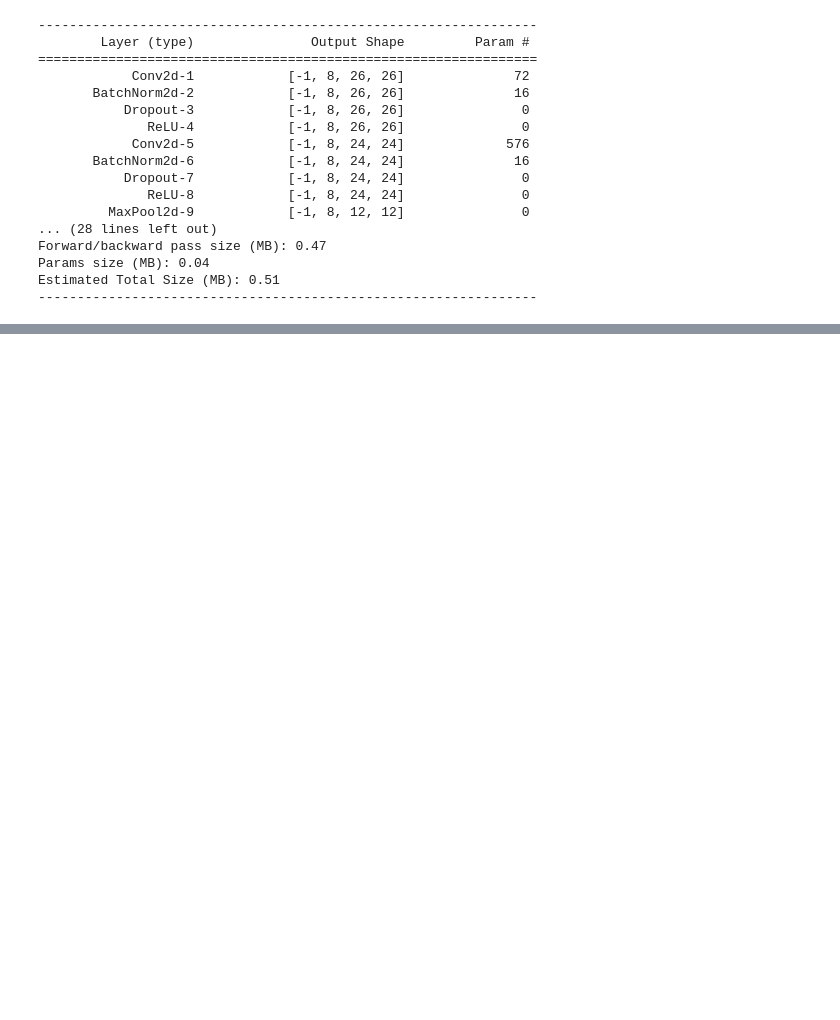
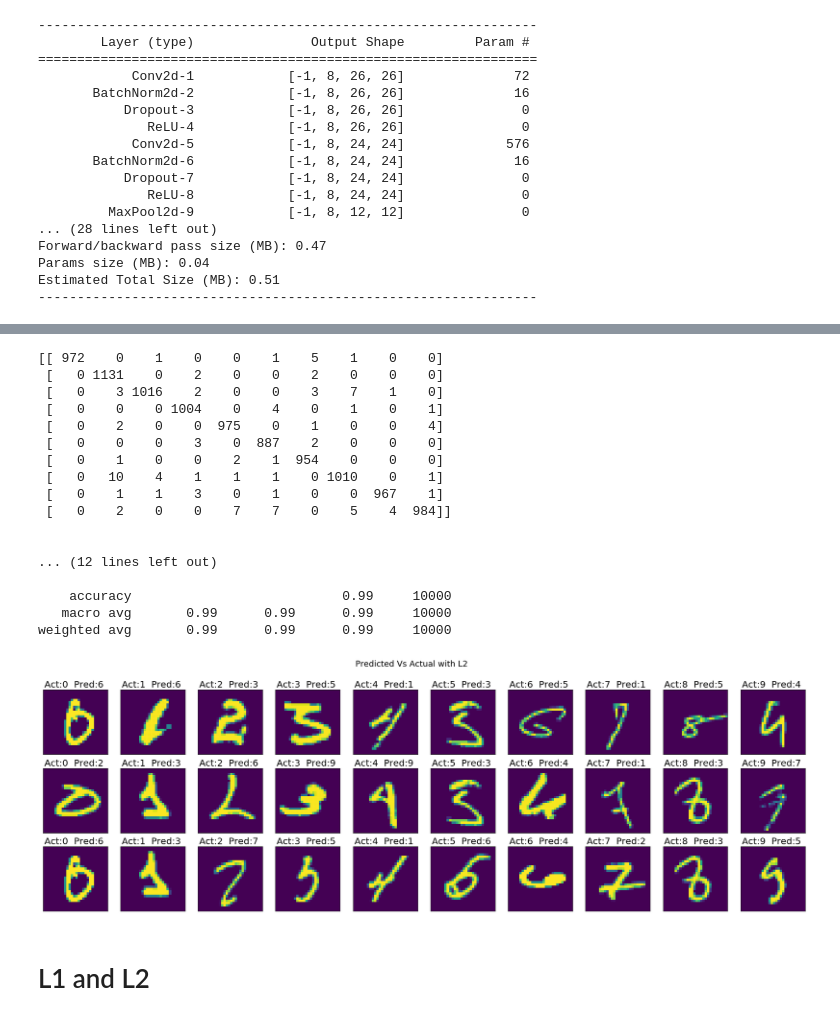
Before and after one commit to gantir/eva4, a Jupyter notebook: s6/EVA4_Session_6.ipynb, the cells around one changed output, grey strips where cells are left out. Drawn from its saved outputs; the diff is of its cells as text; code cells hidden in the pictures; blank space fills up the shorter version.

```diff
--- a/s6/EVA4_Session_6.ipynb
+++ b/s6/EVA4_Session_6.ipynb
@@ -240,0 +371,14 @@ Epoch: 6 -- Test Set, Validation Loss: 0.03068501 Validation Accuracy: 99.0100%
+# %%
+l2_weight_decay = 0.0002125
+
+model_l2 = Net().to(device)
+optimizer_l2 = optim.SGD(model_l2.parameters(), lr=init_learning_rate, momentum=0.9, weight_decay=l2_weight_decay)
+scheduler_l2 = StepLR(optimizer_l2, step_size=1, gamma=gamma)
+
+[(train_acc_l2, train_loss_l2), (val_acc_l2, val_loss_l2)] = train_n_test(model_l2, optimizer_l2, scheduler_l2, device, train_loader, test_loader, EPOCHS)
+
+plot_acc_loss({'L2': train_acc_l2},
+              {'L2': val_acc_l2},
+              {'L2': train_loss_l2},
+              {'L2': val_loss_l2}
+              )
@@ -240,0 +399,24 @@ Epoch: 6 -- Test Set, Validation Loss: 0.03068501 Validation Accuracy: 99.0100%
+# %%
+y_pred_l2 = model_pred(model_l2, device, test_dataset)
+display_mislabelled(model_l2, device, x_test, y_test.reshape(-1,1), y_pred_l2, 'Predicted Vs Actual with L2')
+# %% [output]
+[[ 972    0    1    0    0    1    5    1    0    0]
+ [   0 1131    0    2    0    0    2    0    0    0]
+ [   0    3 1016    2    0    0    3    7    1    0]
+ [   0    0    0 1004    0    4    0    1    0    1]
+ [   0    2    0    0  975    0    1    0    0    4]
+ [   0    0    0    3    0  887    2    0    0    0]
+ [   0    1    0    0    2    1  954    0    0    0]
+ [   0   10    4    1    1    1    0 1010    0    1]
+ [   0    1    1    3    0    1    0    0  967    1]
+ [   0    2    0    0    7    7    0    5    4  984]]
+
+
+... (12 lines left out)
+
+    accuracy                           0.99     10000
+   macro avg       0.99      0.99      0.99     10000
+weighted avg       0.99      0.99      0.99     10000
+[figure, added]
+# %% [markdown]
+# L1 and L2
```
Also changed, not shown: parts of 18 cells of this notebook.
